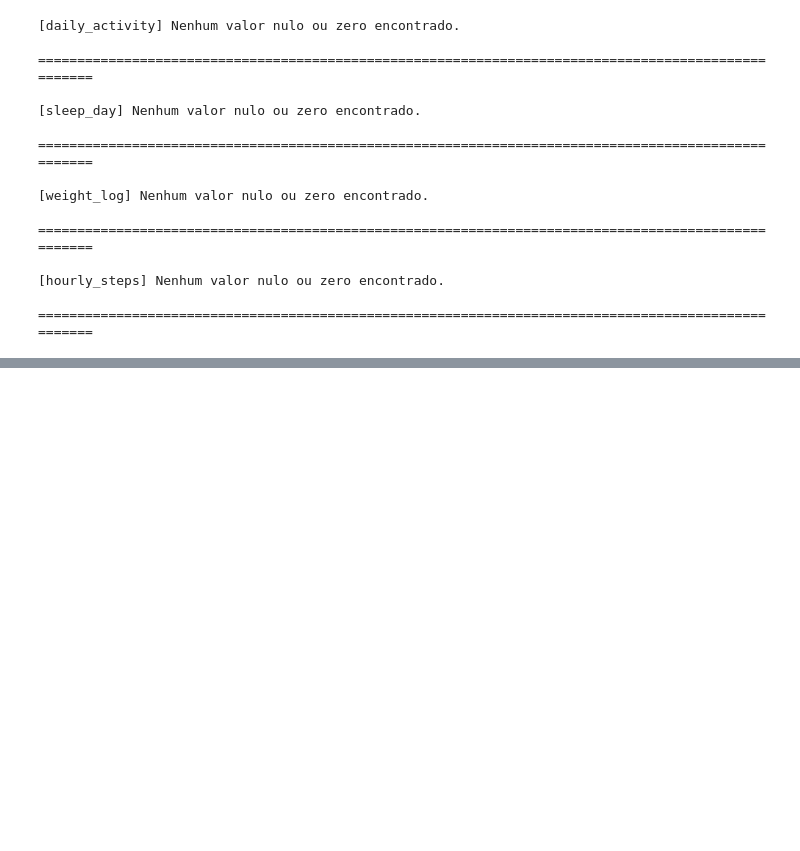
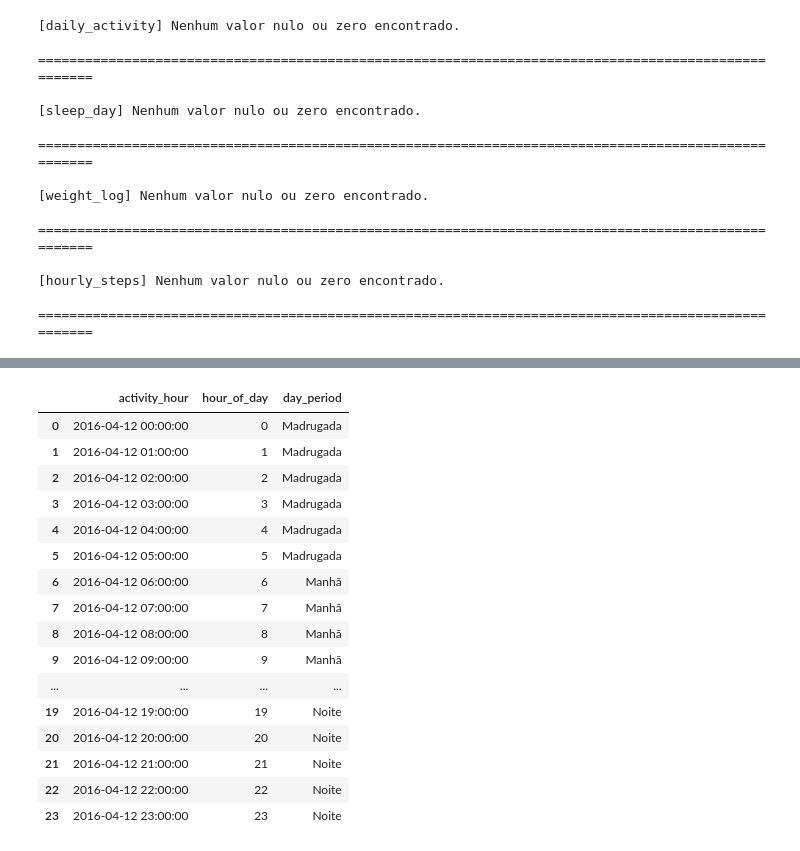
Before and after one commit to AleCecilio/bellabeat_data_analysis, a Jupyter notebook: notebooks/02_data_cleaning.ipynb, the cells around one changed output, grey strips where cells are left out. Saved outputs shown, nothing was run; the diff lists cells and outputs as text; code cells hidden in the pictures; blank space fills up the shorter version.

Commit message:
feat:Finaliza a etapa 7 (criação de novas varáveis) do notebooks\02_data_cleaning

```diff
--- a/notebooks/02_data_cleaning.ipynb
+++ b/notebooks/02_data_cleaning.ipynb
@@ -626,0 +724,6 @@ for df_nome, df in dfs.items():
+# %%
+# Extração do tempo acordado na cama (em minutos) a partir das colunas TotalTimeInBed e TotalMinutesAsleep
+dfs['sleep_day']['minutes_awake_in_bed'] = (
+    dfs['sleep_day']['total_time_in_bed'] -
+    dfs['sleep_day']['total_minutes_asleep']
+)
@@ -626,0 +771,3 @@ for df_nome, df in dfs.items():
+# %%
+# Extração da hora do dia (0-23) a partir da coluna activity_hour
+dfs['hourly_steps']['hour_of_day'] = dfs['hourly_steps']['activity_hour'].dt.hour
@@ -626,0 +798,43 @@ for df_nome, df in dfs.items():
+# %%
+# Dicionario de turnos do dia
+turnos = {
+    'Madrugada': (0, 5),
+    'Manhã': (6, 11),
+    'Tarde': (12, 17),
+    'Noite': (18, 23)
+}
+
+# Criando uma função para mapear a hora do dia para o turno correspondente
+def mapear_turno(hora):
+    for turno, (inicio, fim) in turnos.items():
+        if inicio <= hora <= fim:
+            return turno
+    return None  # Caso a hora não se encaixe em nenhum turno
+# %%
+# Criando nova coluna 'day_period' no DataFrame hourly_steps usando a função mapear_turno
+dfs['hourly_steps']['day_period'] = dfs['hourly_steps']['hour_of_day'].apply(mapear_turno)
+# %%
+# Confirmando a criação da nova coluna
+dfs['hourly_steps'][[
+    'activity_hour',
+    'hour_of_day',
+    'day_period'
+]].head(24)
+# %% [output]
+|  | activity_hour | hour_of_day | day_period |
+| 0 | 2016-04-12 00:00:00 | 0 | Madrugada |
+| 1 | 2016-04-12 01:00:00 | 1 | Madrugada |
+| 2 | 2016-04-12 02:00:00 | 2 | Madrugada |
+| 3 | 2016-04-12 03:00:00 | 3 | Madrugada |
+| 4 | 2016-04-12 04:00:00 | 4 | Madrugada |
+| 5 | 2016-04-12 05:00:00 | 5 | Madrugada |
+| 6 | 2016-04-12 06:00:00 | 6 | Manhã |
+| 7 | 2016-04-12 07:00:00 | 7 | Manhã |
+| 8 | 2016-04-12 08:00:00 | 8 | Manhã |
+| 9 | 2016-04-12 09:00:00 | 9 | Manhã |
+| ... | ... | ... | ... |
+| 19 | 2016-04-12 19:00:00 | 19 | Noite |
+| 20 | 2016-04-12 20:00:00 | 20 | Noite |
+| 21 | 2016-04-12 21:00:00 | 21 | Noite |
+| 22 | 2016-04-12 22:00:00 | 22 | Noite |
+| 23 | 2016-04-12 23:00:00 | 23 | Noite |
```
Also changed, not shown: parts of 18 cells of this notebook.
